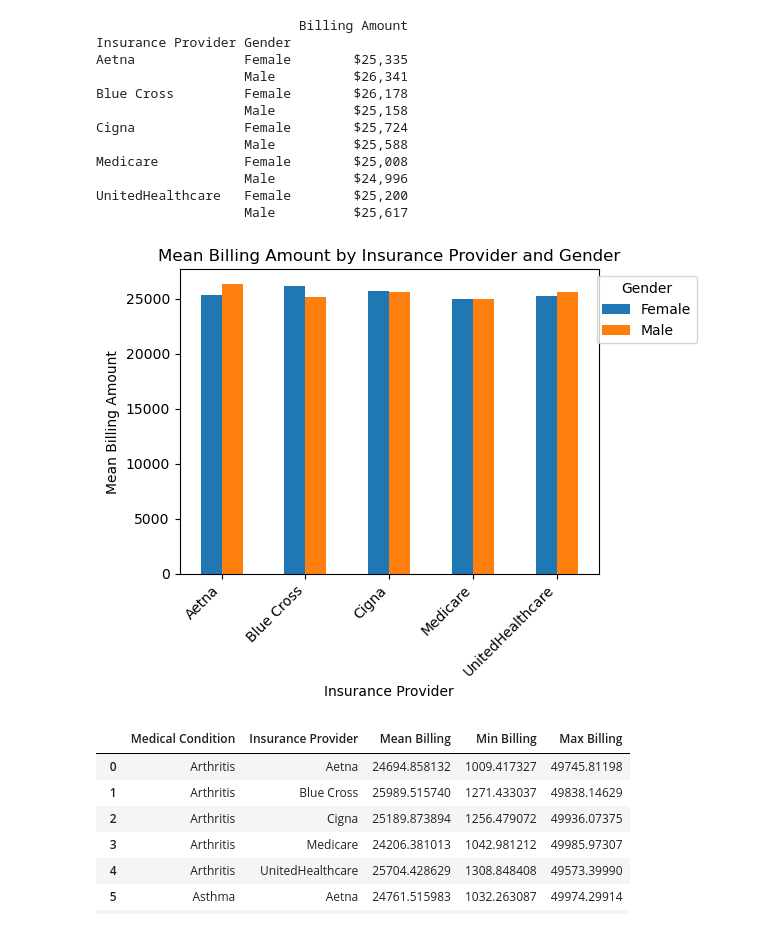
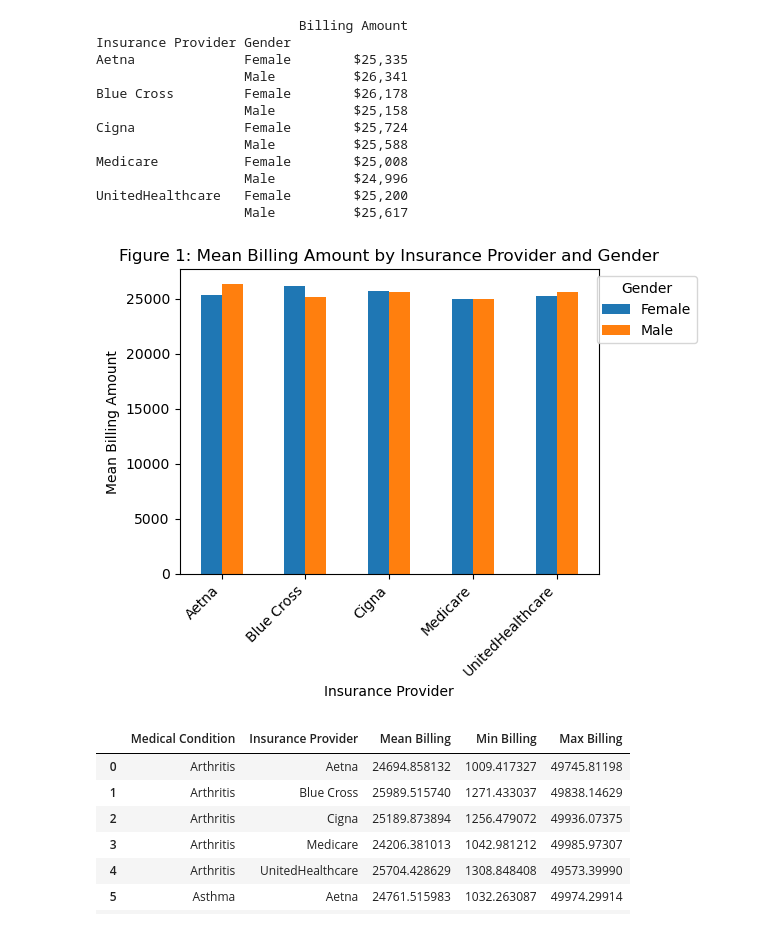
Before and after one commit to Handro4/Bootcamp-Project1, a Jupyter notebook: main.py/Healthcare.ipynb, the cells around one changed output. Saved outputs shown, nothing was run; the diff lists cells and outputs as text; code cells hidden in the pictures.

```diff
--- a/main.py/Healthcare.ipynb
+++ b/main.py/Healthcare.ipynb
@@ -137,20 +137,20 @@ UnitedHealthcare   Female        $25,200
 # %%
 #Undo $ for billing amount to chart
 mean_insurance_gender['Billing Amount'] = mean_insurance_gender['Billing Amount'].replace('[\$,]', '', regex=True).astype(float)
 
 #Create barchart for comparison of Insurance Providers Billing Amount by Gender
 mean_insurance_gender['Billing Amount'].unstack().plot(kind='bar')
 
 # Add labels and title
 plt.xlabel('Insurance Provider')
 plt.xticks(rotation=45, ha='right')
 plt.ylabel('Mean Billing Amount')
-plt.title('Mean Billing Amount by Insurance Provider and Gender')
+plt.title('Figure 1: Mean Billing Amount by Insurance Provider and Gender')
 plt.legend(title='Gender', bbox_to_anchor=(1.25, 1), loc='best')
 plt.tight_layout()
 
 #Save image as PNG
 plt.savefig(os.path.join(out_path, "Mean_Billing_Amount_by_Insurance_Provider_and_Gender.png"))
 # %% [output]
-[figure, old version]
+[figure, new version]
 # %%
```
Also changed, not shown: parts of 23 cells of this notebook, 15 other files.
